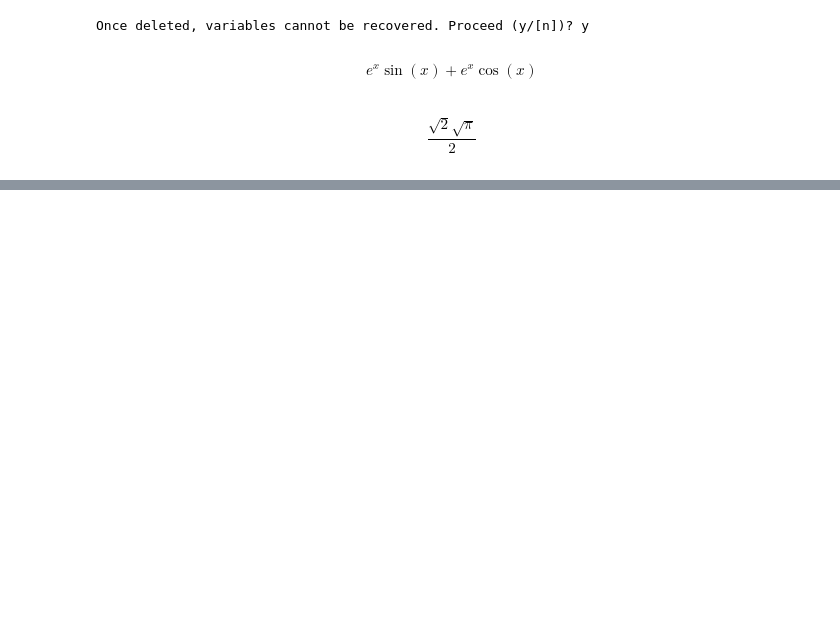
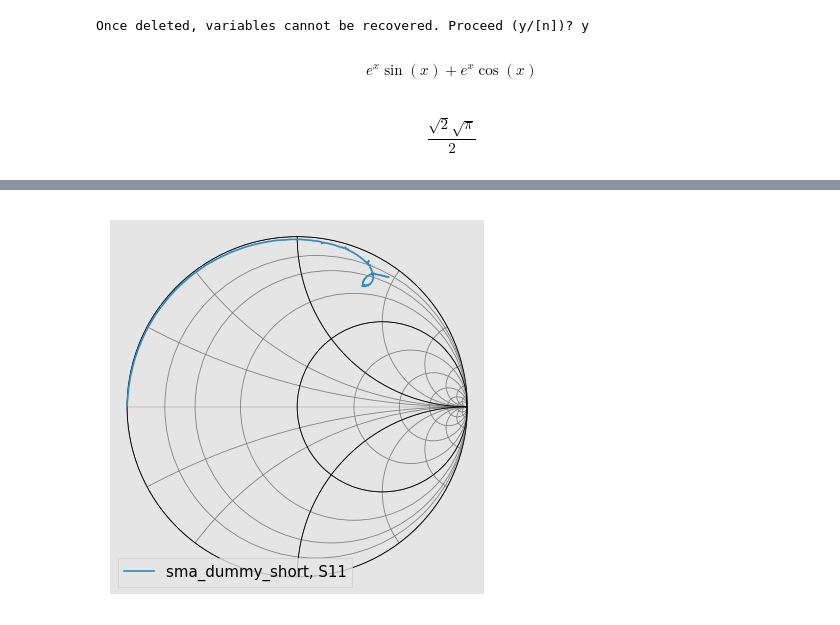
Before and after one commit to vighneshiyer/ee142_labs, a Jupyter notebook: lab1_redux/Lab1_Notebook.ipynb, the cells around one changed output, grey strips where cells are left out. Saved outputs shown, nothing was run; the diff lists cells and outputs as text; code cells hidden in the pictures; blank space fills up the shorter version.

```diff
--- a/lab1_redux/Lab1_Notebook.ipynb
+++ b/lab1_redux/Lab1_Notebook.ipynb
@@ -97,0 +114,5 @@ plt.plot(freqs, 20*np.log10([sma_dummy_short_Z11_model(freq*2*np.pi, 0.254e-12,
+# %%
+#sma_dummy_short_s_params_measured.s11.plot_s_db()
+sma_dummy_short_s_params_measured.s11.plot_s_smith()
+# %% [output]
+[figure, added]
```
Also changed, not shown: parts of 2 cells of this notebook, 6 other files.
